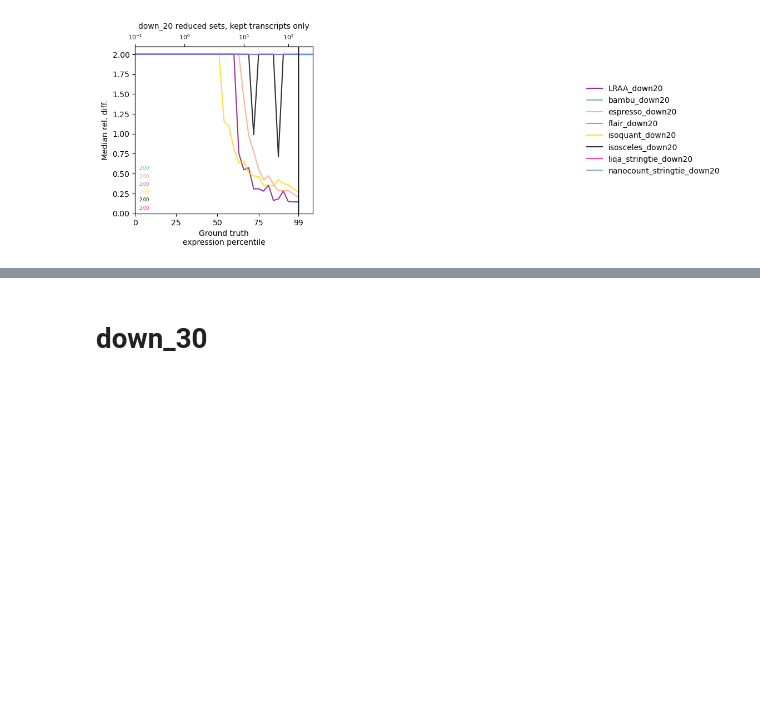
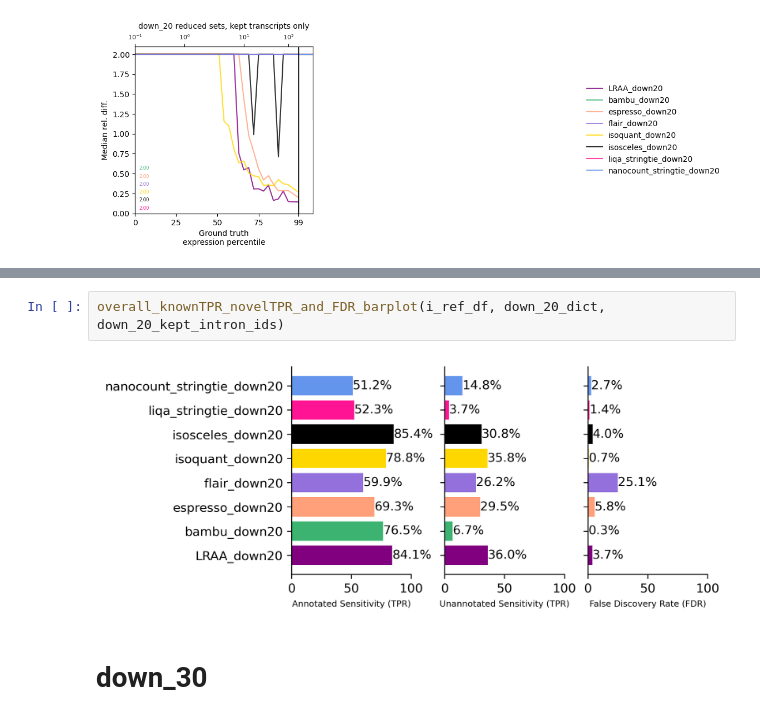
Before and after one commit to MethodsDev/Isosceles_Paper-Ext, a Jupyter notebook: reports/simulated_bulk_benchmarks-BJH-usePyLib-adj.ipynb, the cells around one changed output, grey strips where cells are left out. Drawn from its saved outputs; the diff is of its cells as text; blank space fills up the shorter version.

```diff
--- a/reports/simulated_bulk_benchmarks-BJH-usePyLib-adj.ipynb
+++ b/reports/simulated_bulk_benchmarks-BJH-usePyLib-adj.ipynb
@@ -538,3 +304,7 @@ rel_diff_vs_expr_percentile_plot(i_ref_df, down_20_dict, 33, 'median', 'down_20
+# %%
+overall_knownTPR_novelTPR_and_FDR_barplot(i_ref_df, down_20_dict, down_20_kept_intron_ids)
+# %% [output]
+[figure, added]
 # %% [markdown]
 # down_30
 # %%
```
Also changed, not shown: parts of 49 cells of this notebook, 1 other file.
